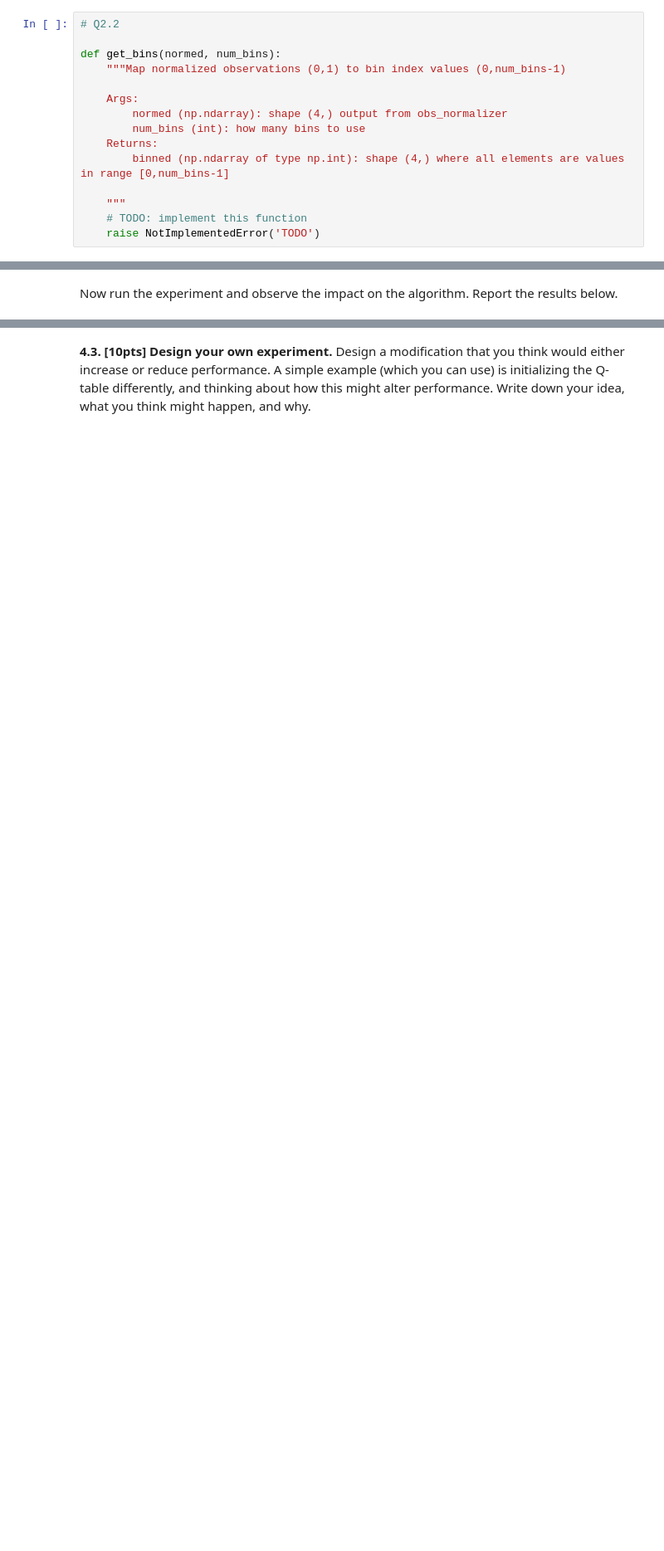
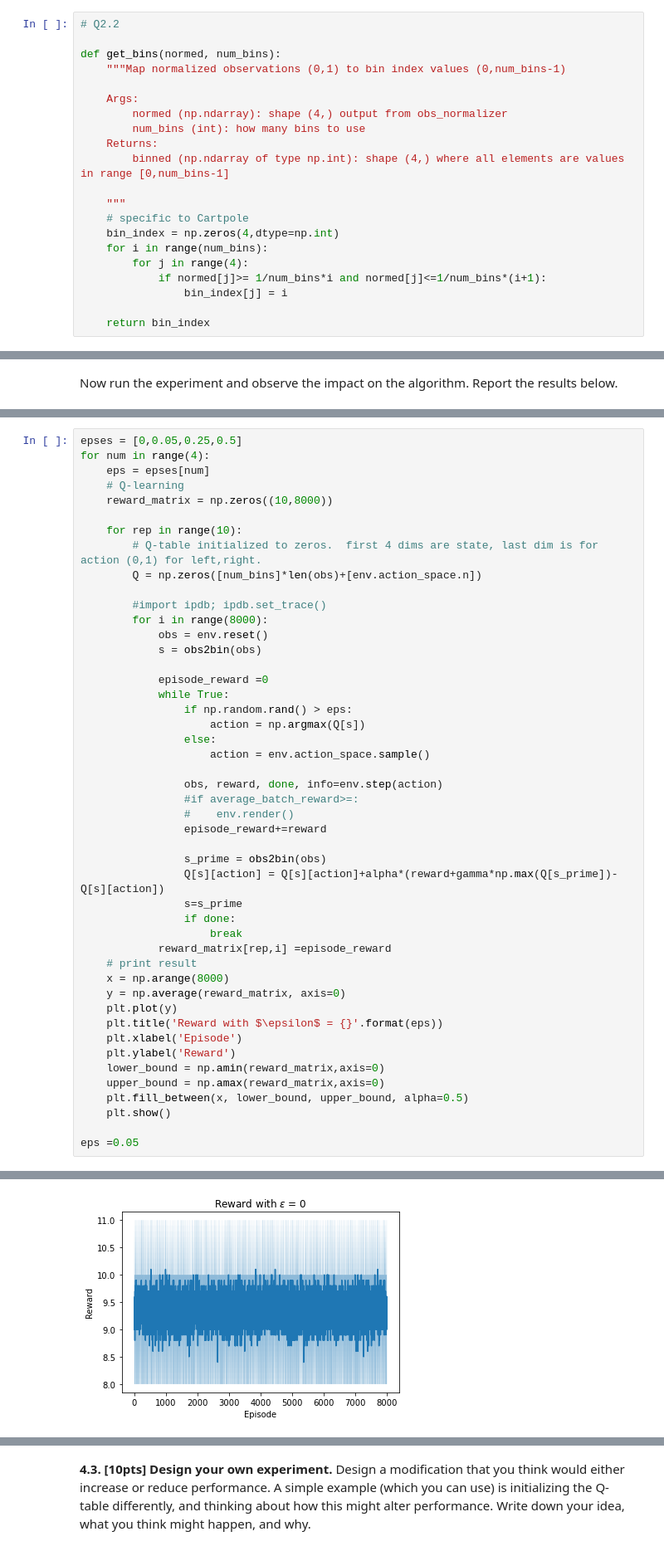
Before and after one commit to HaomiaoZ/CPSC533V_2021W1, a Jupyter notebook: a2/a2.ipynb, the cells around one changed output, grey strips where cells are left out. Shown at 83% size. Saved outputs shown, nothing was run; the diff lists cells and outputs as text; blank space fills up the shorter version.

```diff
--- a/a2/a2.ipynb
+++ b/a2/a2.ipynb
@@ -271,8 +308,14 @@ def get_bins(normed, num_bins):
         binned (np.ndarray of type np.int): shape (4,) where all elements are values in range [0,num_bins-1]
 
     """
-    # TODO: implement this function
-    raise NotImplementedError('TODO')
+    # specific to Cartpole
+    bin_index = np.zeros(4,dtype=np.int)
+    for i in range(num_bins):
+        for j in range(4):
+            if normed[j]>= 1/num_bins*i and normed[j]<=1/num_bins*(i+1):
+                bin_index[j] = i
+
+    return bin_index
 # %%
 ### TEST 2.2
 obs = env.reset()
@@ -387,0 +531,48 @@ TODO: answer here
+# %%
+epses = [0,0.05,0.25,0.5]
+for num in range(4):
+    eps = epses[num]
+    # Q-learning
+    reward_matrix = np.zeros((10,8000))
+
+    for rep in range(10):
+        # Q-table initialized to zeros.  first 4 dims are state, last dim is for action (0,1) for left,right.
+        Q = np.zeros([num_bins]*len(obs)+[env.action_space.n])
+
+        #import ipdb; ipdb.set_trace()
+        for i in range(8000):
+            obs = env.reset()
+            s = obs2bin(obs)
+
+            episode_reward =0
+            while True:
+                if np.random.rand() > eps:
+                    action = np.argmax(Q[s])
+                else:
+                    action = env.action_space.sample()
+
+                obs, reward, done, info=env.step(action)
+                #if average_batch_reward>=:
+                #    env.render()
+                episode_reward+=reward
+
+                s_prime = obs2bin(obs)
+                Q[s][action] = Q[s][action]+alpha*(reward+gamma*np.max(Q[s_prime])-Q[s][action])
+                s=s_prime
+                if done:
+                    break
+            reward_matrix[rep,i] =episode_reward
+    # print result
+    x = np.arange(8000)
+    y = np.average(reward_matrix, axis=0)
+    plt.plot(y)
+    plt.title('Reward with $\epsilon$ = {}'.format(eps))
+    plt.xlabel('Episode')
+    plt.ylabel('Reward')
+    lower_bound = np.amin(reward_matrix,axis=0)
+    upper_bound = np.amax(reward_matrix,axis=0)
+    plt.fill_between(x, lower_bound, upper_bound, alpha=0.5)
+    plt.show()
+
+eps =0.05
+# %% [output]
@@ -387,0 +581 @@ TODO: answer here
+[figure, added]
```
Also changed, not shown: parts of 24 cells of this notebook.
